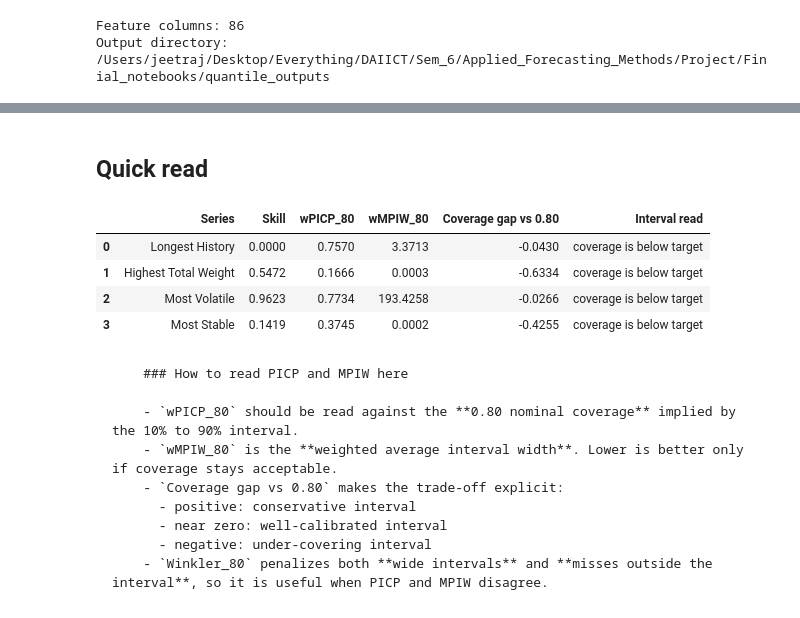
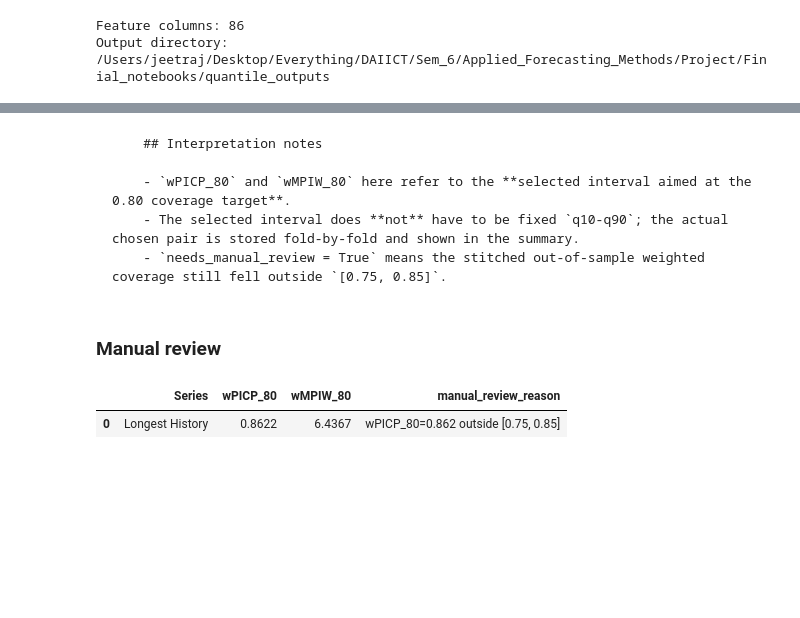
Before and after one commit to jeetrex17/ts-forecasting-project, a Jupyter notebook: Finial_notebooks/04_quantile_regression_codex.ipynb, the cells around one changed output, grey strips where cells are left out. Cells and saved outputs as stored; diff of their text form; code cells hidden in the pictures; blank space fills up the shorter version.

```diff
--- a/Finial_notebooks/04_quantile_regression_codex.ipynb
+++ b/Finial_notebooks/04_quantile_regression_codex.ipynb
@@ -485,52 +835,30 @@ print("Saved:", plot_path)
 Saved: /Users/jeetraj/Desktop/Everything/DAIICT/Sem_6/Applied_Forecasting_Methods/Project/Finial_notebooks/quantile_outputs/quantile_chosen_series_grid.png
-# %%
-interpretation = metrics_df[
-    [
-        "Series",
-        "Skill",
-        "wPICP_80",
-        "wMPIW_80",
-        "Coverage gap vs 0.80",
-    ]
-].copy()
-interpretation["Interval read"] = np.where(
-    interpretation["wPICP_80"] >= NOMINAL_COVERAGE,
-    "coverage meets or exceeds target",
-    "coverage is below target",
-)
-
-display(Markdown("## Quick read"))
-display(interpretation.round(4))
-
-display(
-    Markdown(
-        '''
-        ### How to read PICP and MPIW here
-
-        - `wPICP_80` should be read against the **0.80 nominal coverage** implied by the 10% to 90% interval.
-        - `wMPIW_80` is the **weighted average interval width**. Lower is better only if coverage stays acceptable.
-        - `Coverage gap vs 0.80` makes the trade-off explicit:
-          - positive: conservative interval
-          - near zero: well-calibrated interval
-          - negative: under-covering interval
-        - `Winkler_80` penalizes both **wide intervals** and **misses outside the interval**, so it is useful when PICP and MPIW disagree.
-        '''
-    )
-)
-# %% [output]
-## Quick read
-|  | Series | Skill | wPICP_80 | wMPIW_80 | Coverage gap vs 0.80 | Interval read |
-| 0 | Longest History | 0.0000 | 0.7570 | 3.3713 | -0.0430 | coverage is below target |
-| 1 | Highest Total Weight | 0.5472 | 0.1666 | 0.0003 | -0.6334 | coverage is below target |
-| 2 | Most Volatile | 0.9623 | 0.7734 | 193.4258 | -0.0266 | coverage is below target |
-| 3 | Most Stable | 0.1419 | 0.3745 | 0.0002 | -0.4255 | coverage is below target |
-
-        ### How to read PICP and MPIW here
-
-        - `wPICP_80` should be read against the **0.80 nominal coverage** implied by the 10% to 90% interval.
-        - `wMPIW_80` is the **weighted average interval width**. Lower is better only if coverage stays acceptable.
-        - `Coverage gap vs 0.80` makes the trade-off explicit:
-          - positive: conservative interval
-          - near zero: well-calibrated interval
-          - negative: under-covering interval
-        - `Winkler_80` penalizes both **wide intervals** and **misses outside the interval**, so it is useful when PICP and MPIW disagree.
+# %%
+display(
+    Markdown(
+        '''
+        ## Interpretation notes
+
+        - `wPICP_80` and `wMPIW_80` here refer to the **selected interval aimed at the 0.80 coverage target**.
+        - The selected interval does **not** have to be fixed `q10-q90`; the actual chosen pair is stored fold-by-fold and shown in the summary.
+        - `needs_manual_review = True` means the stitched out-of-sample weighted coverage still fell outside `[0.75, 0.85]`.
+        '''
+    )
+)
+
+manual_review = summary_df[summary_df["needs_manual_review"]].copy()
+if manual_review.empty:
+    display(Markdown("### Manual review\nAll four series landed inside the accepted weighted coverage band."))
+else:
+    display(Markdown("### Manual review"))
+    display(manual_review[["Series", "wPICP_80", "wMPIW_80", "manual_review_reason"]].round(4))
+# %% [output]
+
+        ## Interpretation notes
+
+        - `wPICP_80` and `wMPIW_80` here refer to the **selected interval aimed at the 0.80 coverage target**.
+        - The selected interval does **not** have to be fixed `q10-q90`; the actual chosen pair is stored fold-by-fold and shown in the summary.
+        - `needs_manual_review = True` means the stitched out-of-sample weighted coverage still fell outside `[0.75, 0.85]`.
+### Manual review
+|  | Series | wPICP_80 | wMPIW_80 | manual_review_reason |
+| 0 | Longest History | 0.8622 | 6.4367 | wPICP_80=0.862 outside [0.75, 0.85] |
```
Also changed, not shown: parts of 10 cells of this notebook, 6 other files.
